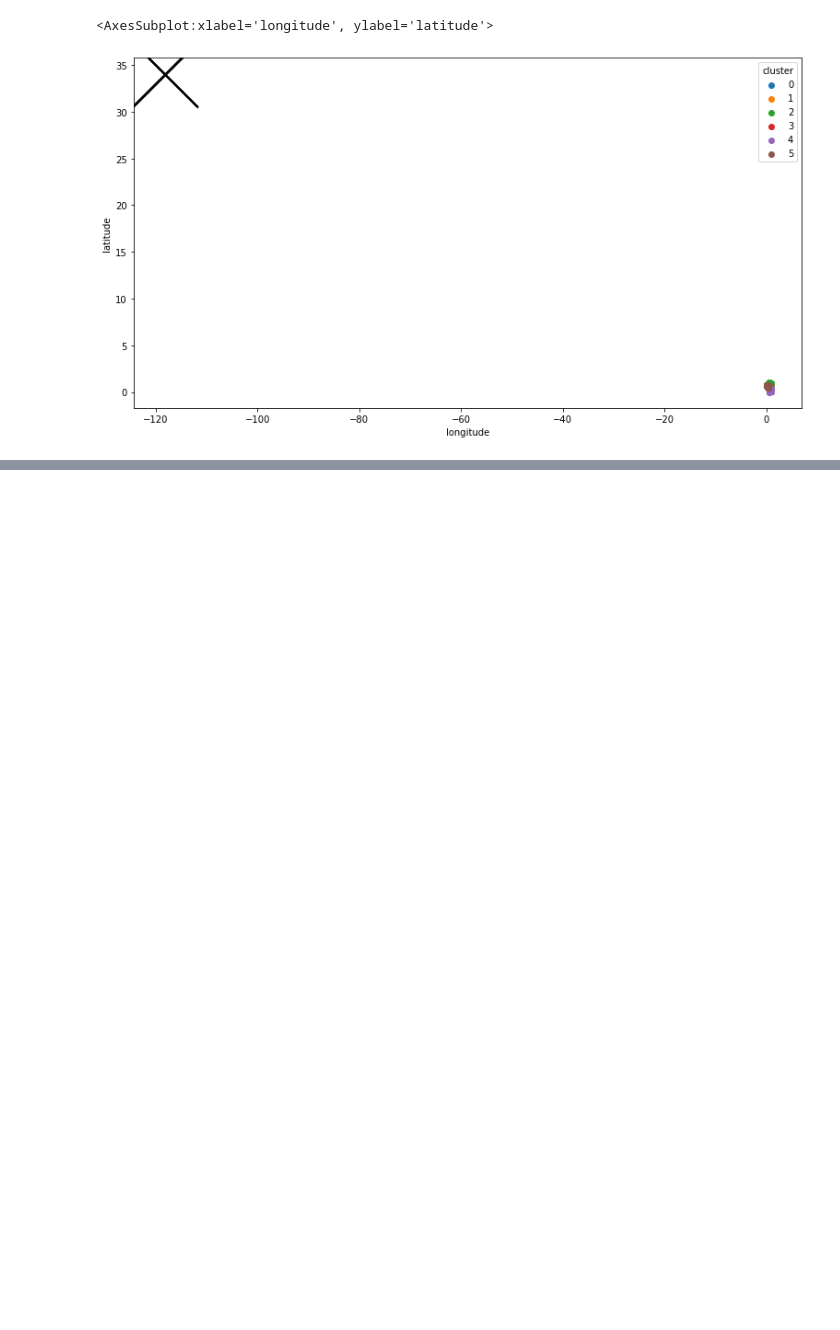
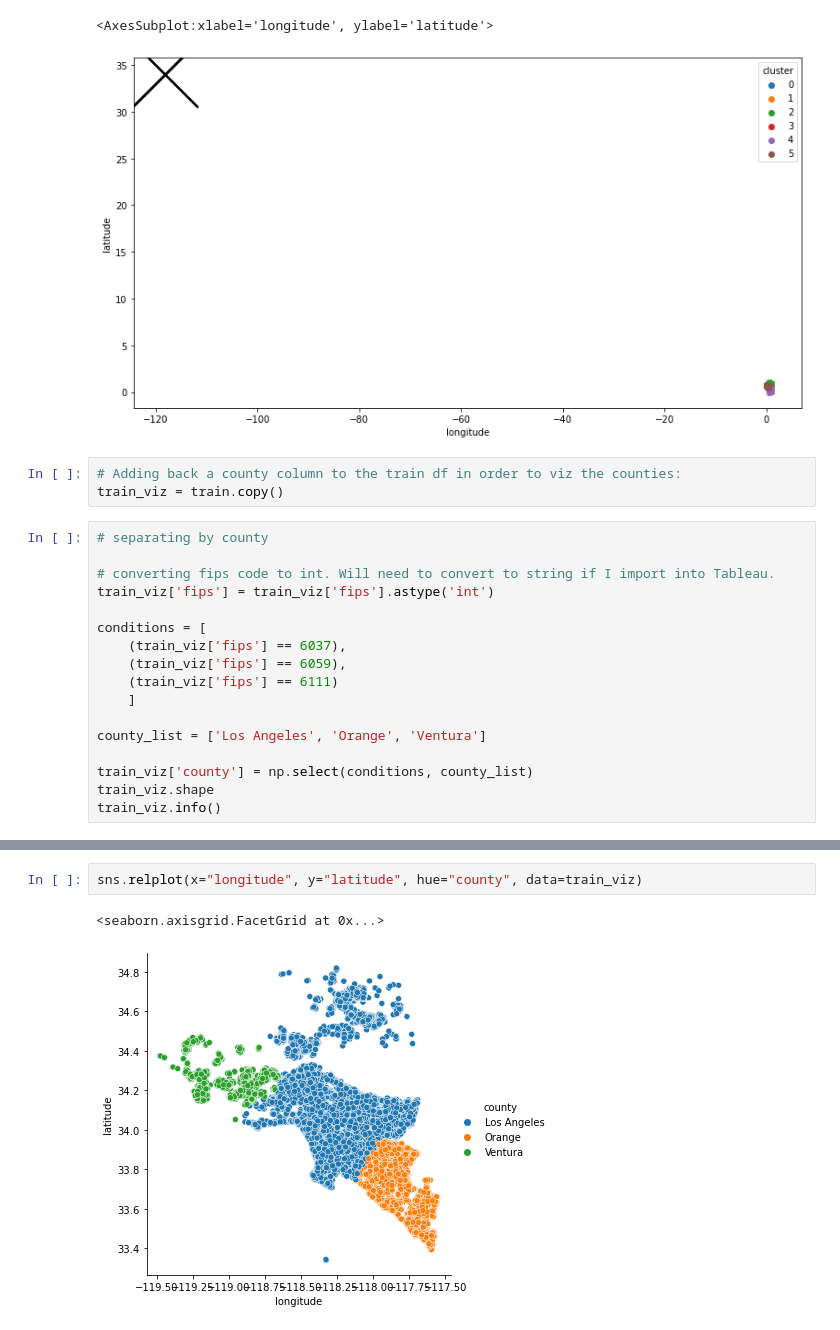
Before and after one commit to lukewbecker/clustering-project, a Jupyter notebook: zillow_mvp.ipynb, the cells around one changed output, grey strips where cells are left out. Cells and saved outputs as stored; diff of their text form; blank space fills up the shorter version.

```diff
--- a/zillow_mvp.ipynb
+++ b/zillow_mvp.ipynb
@@ -885,3 +885,23 @@ train.groupby('cluster').mean().plot.scatter(x='longitude', y='latitude', marker
 # %% [output]
 <AxesSubplot:xlabel='longitude', ylabel='latitude'>
 [figure]
+# %%
+# Adding back a county column to the train df in order to viz the counties:
+train_viz = train.copy()
+# %%
+# separating by county
+
+# converting fips code to int. Will need to convert to string if I import into Tableau.
+train_viz['fips'] = train_viz['fips'].astype('int')
+
+conditions = [
+    (train_viz['fips'] == 6037),
+    (train_viz['fips'] == 6059),
+    (train_viz['fips'] == 6111)
+    ]
+
+county_list = ['Los Angeles', 'Orange', 'Ventura']
+
+train_viz['county'] = np.select(conditions, county_list)
+train_viz.shape
+train_viz.info()
@@ -887,0 +926,5 @@ train.groupby('cluster').mean().plot.scatter(x='longitude', y='latitude', marker
+# %%
+sns.relplot(x="longitude", y="latitude", hue="county", data=train_viz)
+# %% [output]
+<seaborn.axisgrid.FacetGrid at 0x...>
+[figure, added]
```
Also changed, not shown: parts of 2 cells of this notebook.
